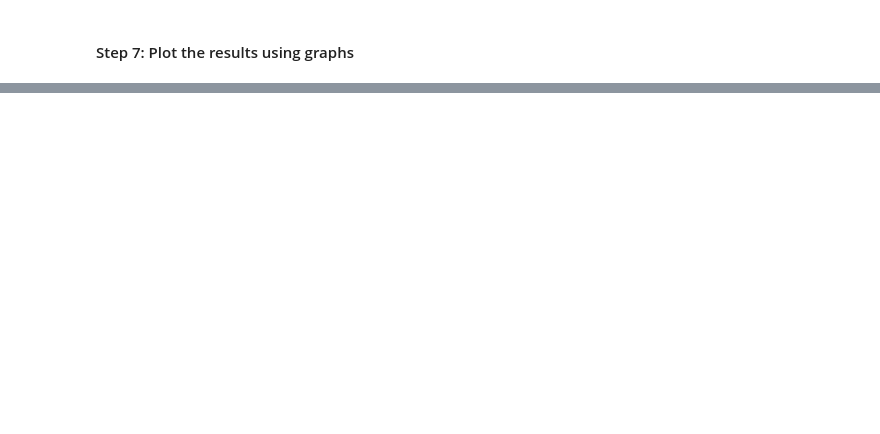
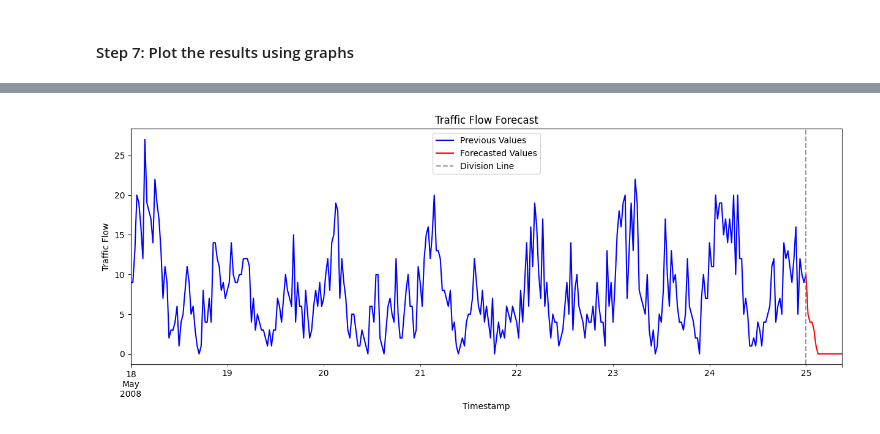
Before and after one commit to stratoskar/Traffic_Flow_Prediction, a Jupyter notebook: Python_Code/Notebook4.ipynb, the cells around one changed output, grey strips where cells are left out. Cells and saved outputs as stored; diff of their text form; code cells hidden in the pictures; blank space fills up the shorter version.

```diff
--- a/Python_Code/Notebook4.ipynb
+++ b/Python_Code/Notebook4.ipynb
@@ -437,0 +528,5 @@ plot_actual_predicted(899)
+# %%
+# plot actual and predicted values  of traffic flow in path number 53
+plot_actual_predicted(53)
+# %% [output]
+[figure, added]
```
Also changed, not shown: parts of 33 cells of this notebook.
